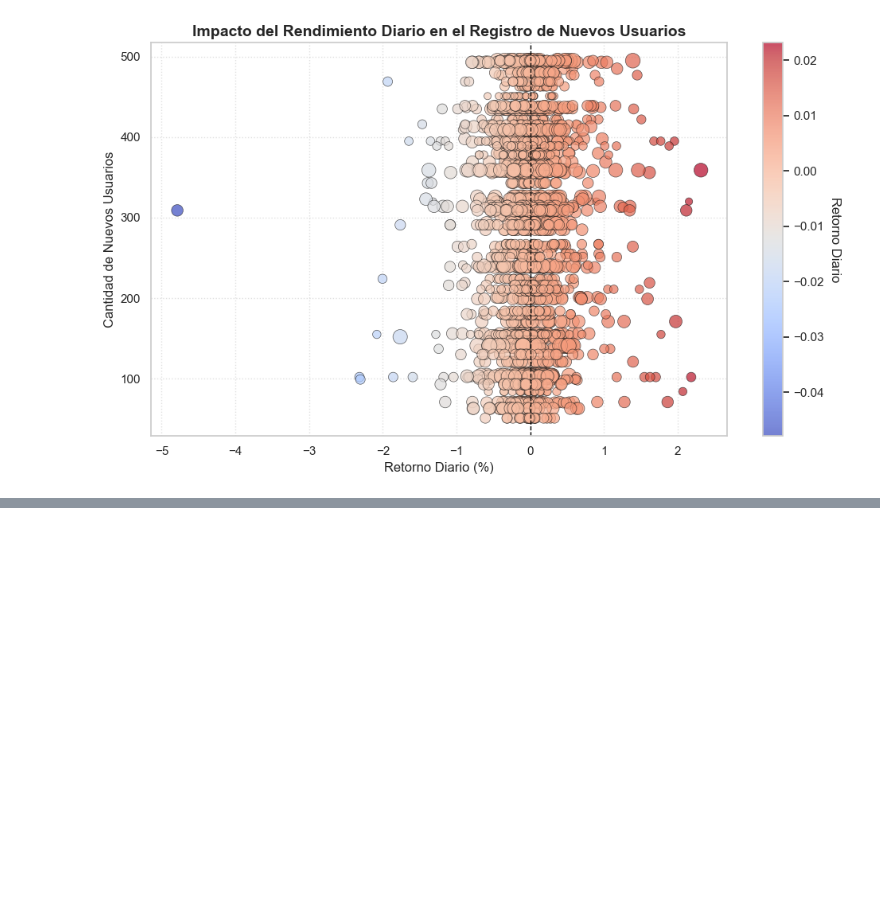
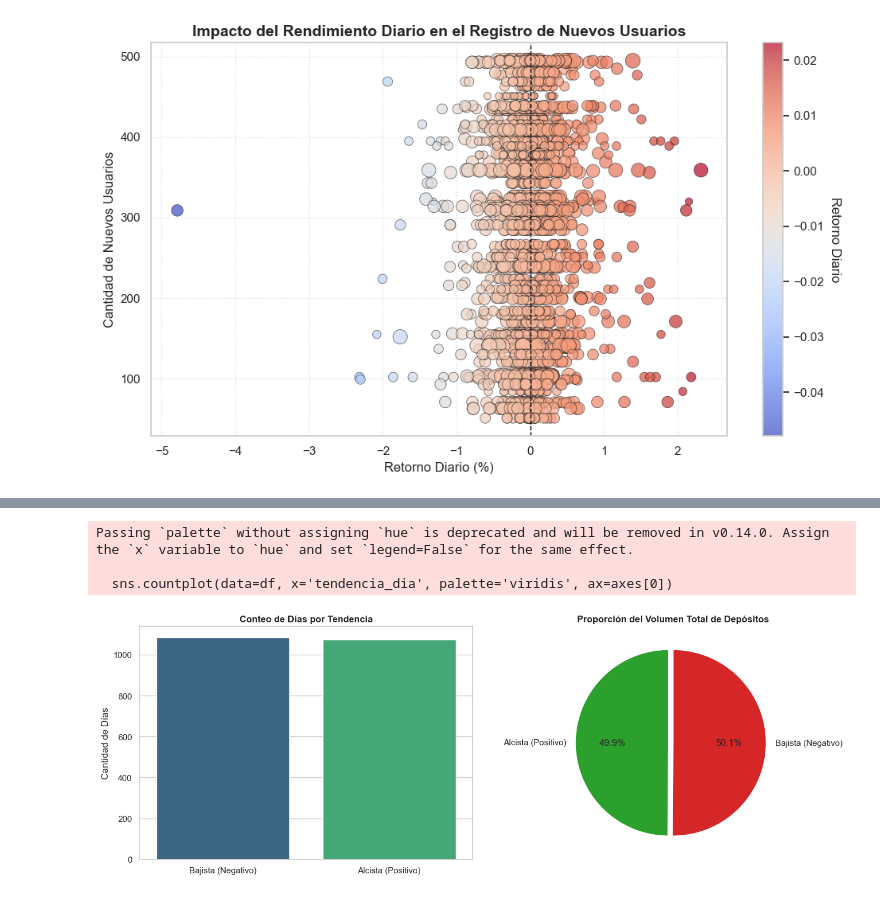
Before and after one commit to VanyaKaramazov/CienciaDeDatos, a Jupyter notebook: Modulo2/VisualizacionDatos/02_eda_y_dashboard.ipynb, the cells around one changed output, grey strips where cells are left out. Cells and saved outputs as stored; diff of their text form; code cells hidden in the pictures; blank space fills up the shorter version.

```diff
--- a/Modulo2/VisualizacionDatos/02_eda_y_dashboard.ipynb
+++ b/Modulo2/VisualizacionDatos/02_eda_y_dashboard.ipynb
@@ -126,0 +178,22 @@ plt.show()
+# %%
+# 1. Countplot: Frecuencia de días alcistas vs bajistas
+fig, axes = plt.subplots(1, 2, figsize=(14, 5))
+
+sns.countplot(data=df, x='tendencia_dia', palette='viridis', ax=axes[0])
+axes[0].set_title('Conteo de Días por Tendencia', fontweight='bold')
+axes[0].set_xlabel('')
+axes[0].set_ylabel('Cantidad de Días')
+
+# 2. Pie Chart: Proporción del volumen TOTAL movido según la tendencia
+# Agrupo el volumen total sumado, no el promedio
+volumen_total = df.groupby('tendencia_dia')['volumen_depositos_usd'].sum()
+axes[1].pie(volumen_total, labels=volumen_total.index, autopct='%1.1f%%', colors=['#2ca02c', '#d62728'], startangle=90, explode=[0.05, 0])
+axes[1].set_title('Proporción del Volumen Total de Depósitos', fontweight='bold')
+
+plt.tight_layout()
+plt.show()
+# %% [output]
+Passing `palette` without assigning `hue` is deprecated and will be removed in v0.14.0. Assign the `x` variable to `hue` and set `legend=False` for the same effect.
+
+  sns.countplot(data=df, x='tendencia_dia', palette='viridis', ax=axes[0])
+[figure, added]
```
Also changed, not shown: parts of 4 cells of this notebook.
